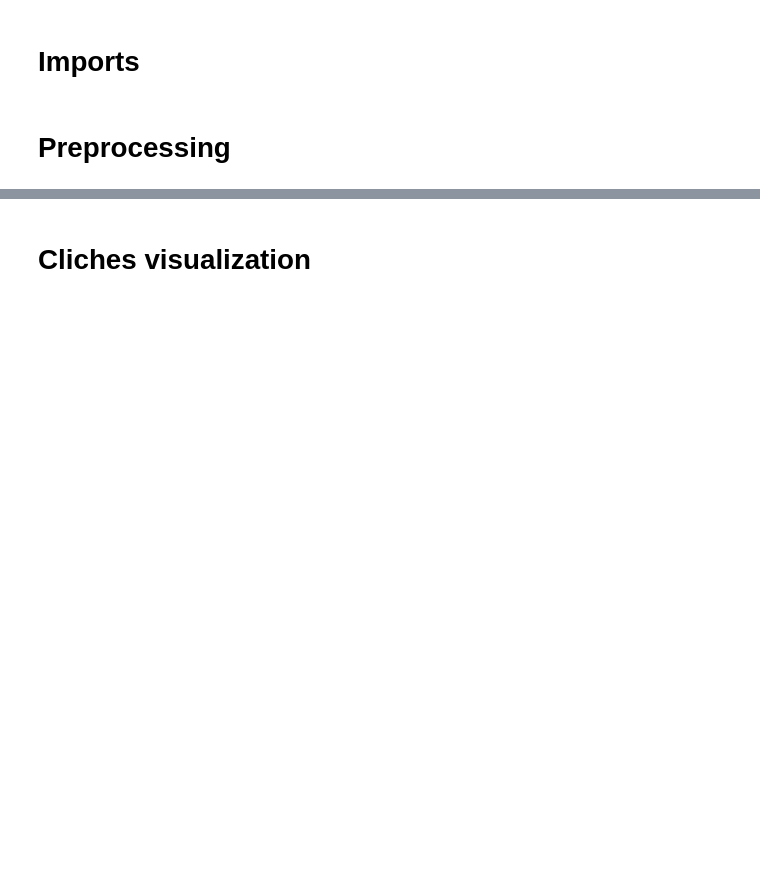
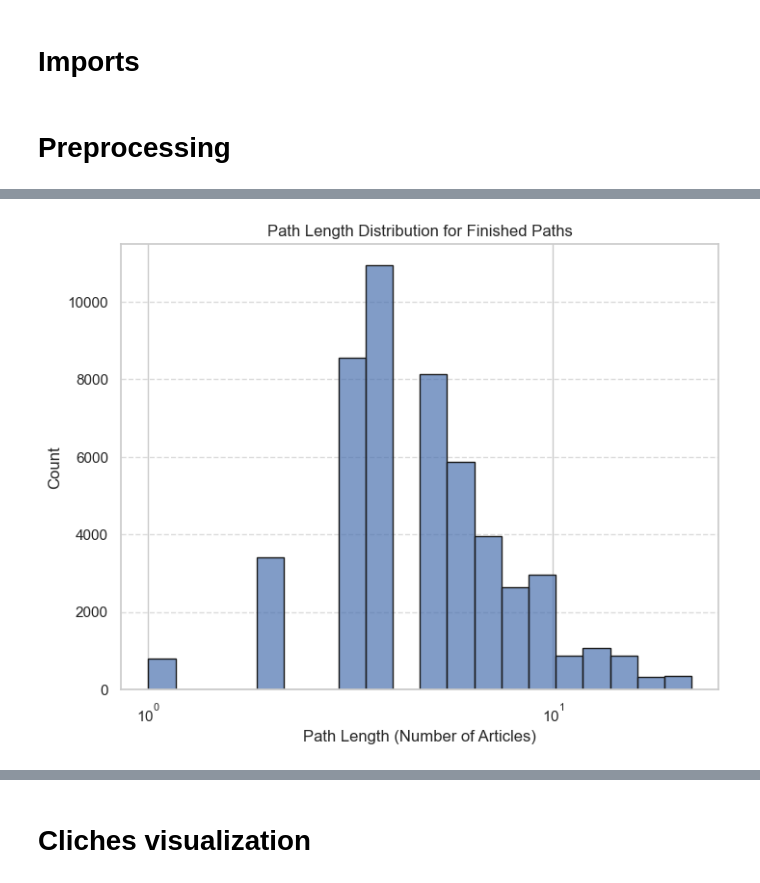
Before and after one commit to epfl-ada/ada-2023-project-abracadabra2023, a Jupyter notebook: nb.ipynb, the cells around one changed output, grey strips where cells are left out. Saved outputs shown, nothing was run; the diff lists cells and outputs as text; code cells hidden in the pictures; blank space fills up the shorter version.

```diff
--- a/nb.ipynb
+++ b/nb.ipynb
@@ -23,0 +41,4 @@ from preprocessing import *
+# %%
+path_length_distribution(paths_finished, show=True)
+# %% [output]
+[figure, added]
```
Also changed, not shown: parts of 19 cells of this notebook, 3 other files.
